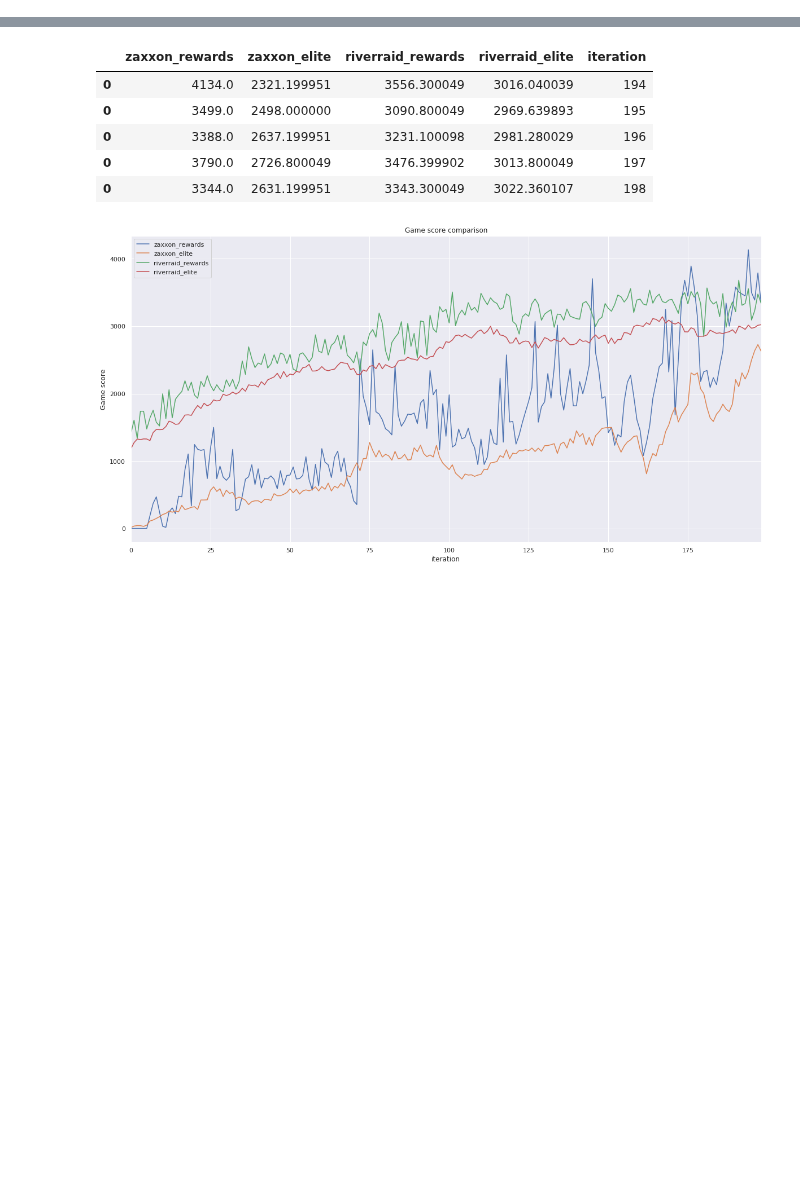
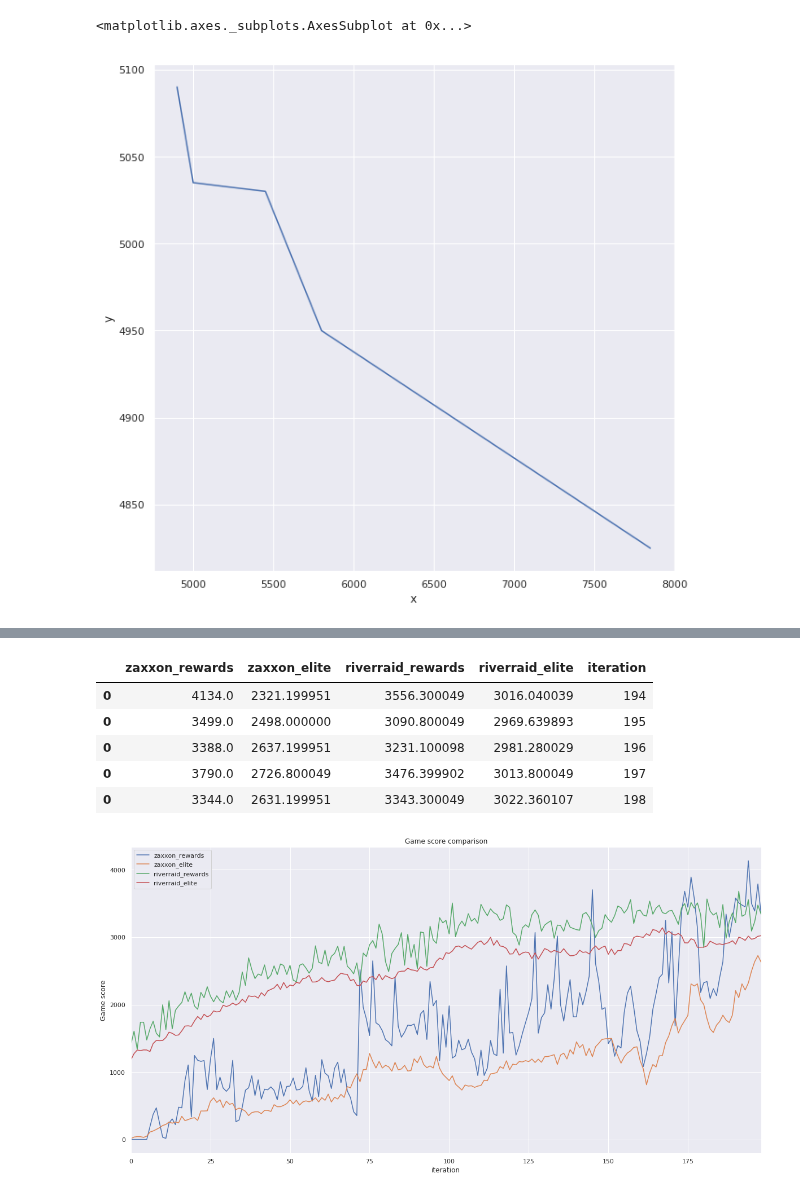
Before and after one commit to deyandyankov/research.mtne, a Jupyter notebook: gpu_implementation/analysis/metrics.ipynb, the cells around one changed output, grey strips where cells are left out. Saved outputs shown, nothing was run; the diff lists cells and outputs as text; code cells hidden in the pictures; blank space fills up the shorter version.

```diff
--- a/gpu_implementation/analysis/metrics.ipynb
+++ b/gpu_implementation/analysis/metrics.ipynb
@@ -52,0 +84,14 @@ exp
+# %%
+# pareto frontier
+iteration = 199
+game0_rewards = utils.get_iter_log(cfg['dir'], iteration, 'game0_rewards');
+game1_rewards = utils.get_iter_log(cfg['dir'], iteration, 'game1_rewards');
+game0_rewards = np.array(list(map(lambda x: np.mean(x), game0_rewards)))
+game1_rewards = np.array(list(map(lambda x: np.mean(x), game1_rewards)))
+pareto_iteration = utils.compute_pareto(game0_rewards, game1_rewards)
+df = pd.DataFrame({'x': pareto_iteration[0], 'y': pareto_iteration[1]})
+sns.set(rc={'figure.figsize': (10, 10)})
+sns.lineplot(x=df['x'], y=df['y'], data=df)
+# %% [output]
+<matplotlib.axes._subplots.AxesSubplot at 0x...>
+[figure, added]
```
Also changed, not shown: parts of 18 cells of this notebook, 3 other files.
